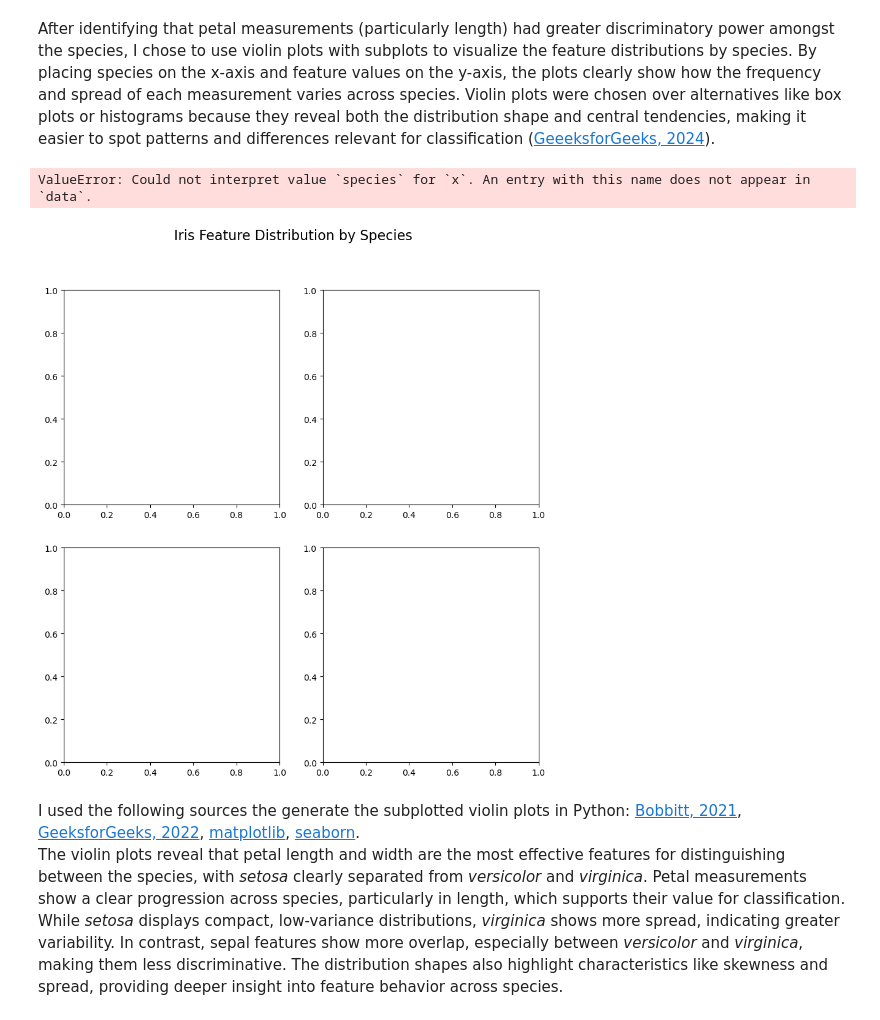
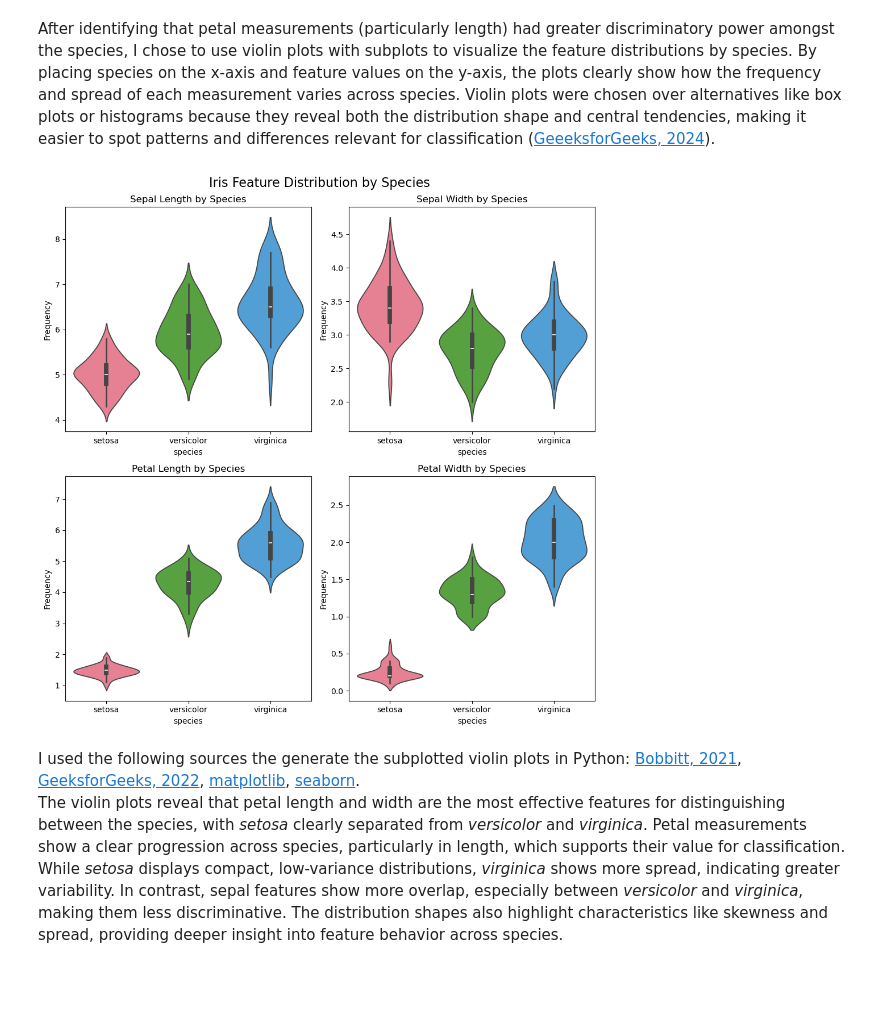
Before and after one commit to NibnabCodes/pands_project, a Jupyter notebook: investigations.ipynb, the cells around one changed output. Cells and saved outputs as stored; diff of their text form; code cells hidden in the pictures; blank space fills up the shorter version.

```diff
--- a/investigations.ipynb
+++ b/investigations.ipynb
@@ -239,35 +267,34 @@ After identifying that petal measurements (particularly length) had greater disc
 # %%
 # Create violin plots of each feature by species
 
 # Create subplots
 fig, axes = plt.subplots(2, 2, figsize=(10, 10))
 
 # Add subplot title
 fig.suptitle("Iris Feature Distribution by Species", fontsize=16)
 
 # Create violin plots for each feature & add titles
-sns.violinplot(x='species', y='sepal_length', data=iris, ax=axes[0, 0], hue='species', palette="husl")
+sns.violinplot(x='species', y='sepal_length', data=iris_df, ax=axes[0, 0], hue='species', palette="husl")
 axes[0, 0].set_ylabel("Frequency")
 axes[0, 0].set_title("Sepal Length by Species")
 
-sns.violinplot(x='species', y='sepal_width', data=iris, ax=axes[0, 1], hue='species', palette="husl")
+sns.violinplot(x='species', y='sepal_width', data=iris_df, ax=axes[0, 1], hue='species', palette="husl")
 axes[0, 1].set_ylabel("Frequency")
 axes[0, 1].set_title("Sepal Width by Species")
 
-sns.violinplot(x='species', y='petal_length', data=iris, ax=axes[1, 0], hue='species', palette="husl")
+sns.violinplot(x='species', y='petal_length', data=iris_df, ax=axes[1, 0], hue='species', palette="husl")
 axes[1, 0].set_ylabel("Frequency")
 axes[1, 0].set_title("Petal Length by Species")
 
-sns.violinplot(x='species', y='petal_width', data=iris, ax=axes[1, 1], hue='species', palette="husl")
+sns.violinplot(x='species', y='petal_width', data=iris_df, ax=axes[1, 1], hue='species', palette="husl")
 axes[1, 1].set_ylabel("Frequency")
 axes[1, 1].set_title("Petal Width by Species")
 
 
 # Adjust layout
 plt.tight_layout()
 # %% [output]
-ValueError: Could not interpret value `species` for `x`. An entry with this name does not appear in `data`.
-[figure, old version]
+[figure, new version]
 # %% [markdown]
 I used the following sources the generate the subplotted violin plots in Python: [Bobbitt, 2021](https://www.statology.org/seaborn-subplots/), [GeeksforGeeks, 2022](https://www.geeksforgeeks.org/how-to-add-title-to-subplots-in-matplotlib/), [matplotlib](https://matplotlib.org/stable/api/_as_gen/matplotlib.axes.Axes.set_ylabel.html), [seaborn](https://seaborn.pydata.org/generated/seaborn.violinplot.html).
 The violin plots reveal that petal length and width are the most effective features for distinguishing between the species, with *setosa* clearly separated from *versicolor* and *virginica*. Petal measurements show a clear progression across species, particularly in length, which supports their value for classification. While *setosa* displays compact, low-variance distributions, *virginica* shows more spread, indicating greater variability. In contrast, sepal features show more overlap, especially between *versicolor* and *virginica*, making them less discriminative. The distribution shapes also highlight characteristics like skewness and spread, providing deeper insight into feature behavior across species.
```
Also changed, not shown: parts of 4 cells of this notebook, 2 other files.
